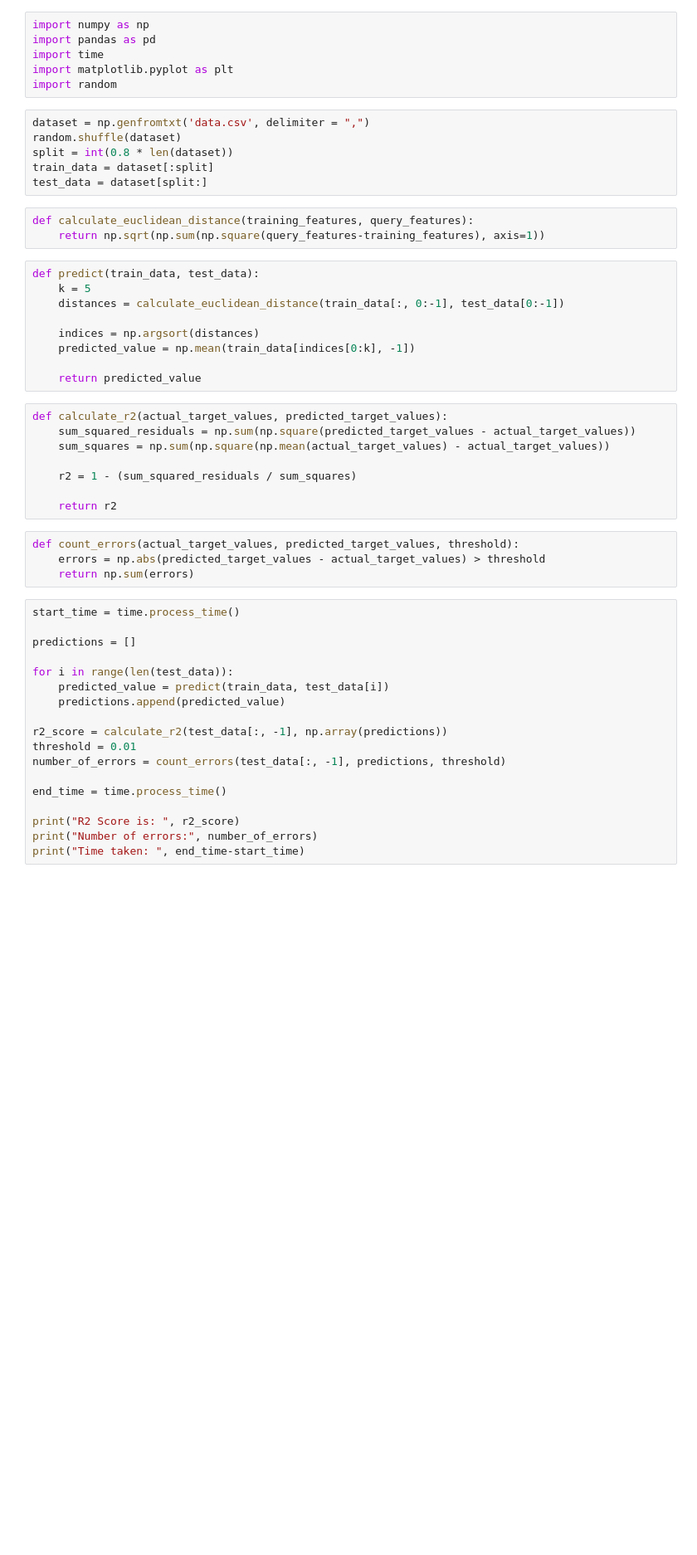
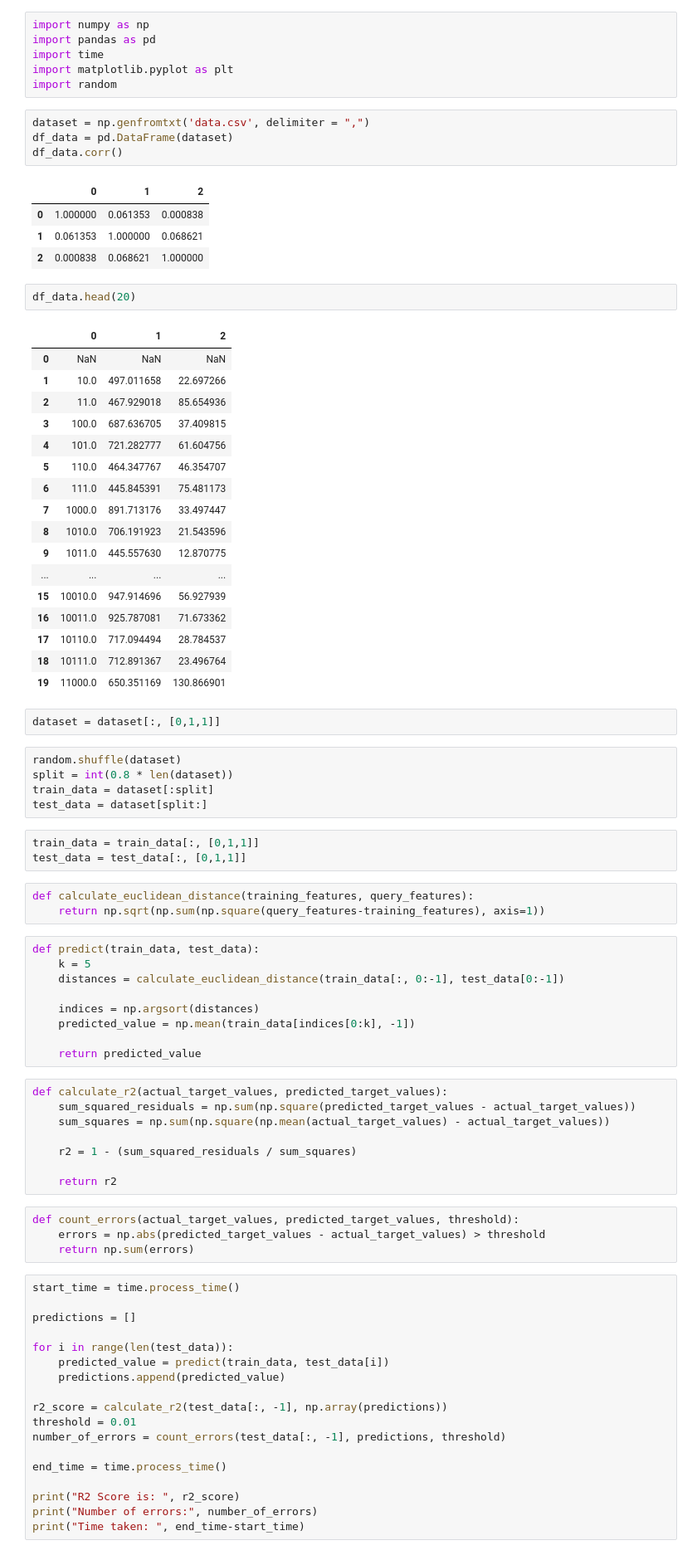
Before and after one commit to Zramzek/Tubes-PKB-KNN, a Jupyter notebook: TubesAI.ipynb, the cells around one changed output. Shown at 83% size. Saved outputs shown, nothing was run; the diff lists cells and outputs as text; blank space fills up the shorter version.

```diff
--- a/TubesAI.ipynb
+++ b/TubesAI.ipynb
@@ -4,12 +4,45 @@ import pandas as pd
 import time
 import matplotlib.pyplot as plt
 import random
+# %%
+dataset = np.genfromtxt('data.csv', delimiter = ",")
+df_data = pd.DataFrame(dataset)
+df_data.corr()
+# %% [output]
+|  | 0 | 1 | 2 |
+| 0 | 1.000000 | 0.061353 | 0.000838 |
+| 1 | 0.061353 | 1.000000 | 0.068621 |
+| 2 | 0.000838 | 0.068621 | 1.000000 |
+# %%
+df_data.head(20)
+# %% [output]
+|  | 0 | 1 | 2 |
+| 0 | NaN | NaN | NaN |
+| 1 | 10.0 | 497.011658 | 22.697266 |
+| 2 | 11.0 | 467.929018 | 85.654936 |
+| 3 | 100.0 | 687.636705 | 37.409815 |
+| 4 | 101.0 | 721.282777 | 61.604756 |
+| 5 | 110.0 | 464.347767 | 46.354707 |
+| 6 | 111.0 | 445.845391 | 75.481173 |
+| 7 | 1000.0 | 891.713176 | 33.497447 |
+| 8 | 1010.0 | 706.191923 | 21.543596 |
+| 9 | 1011.0 | 445.557630 | 12.870775 |
+| ... | ... | ... | ... |
+| 15 | 10010.0 | 947.914696 | 56.927939 |
+| 16 | 10011.0 | 925.787081 | 71.673362 |
+| 17 | 10110.0 | 717.094494 | 28.784537 |
+| 18 | 10111.0 | 712.891367 | 23.496764 |
+| 19 | 11000.0 | 650.351169 | 130.866901 |
+# %%
+dataset = dataset[:, [0,1,1]]
 # %%
-dataset = np.genfromtxt('data.csv', delimiter = ",")
 random.shuffle(dataset)
 split = int(0.8 * len(dataset))
 train_data = dataset[:split]
 test_data = dataset[split:]
+# %%
+train_data = train_data[:, [0,1,1]]
+test_data = test_data[:, [0,1,1]]
 # %%
 def calculate_euclidean_distance(training_features, query_features):
     return np.sqrt(np.sum(np.square(query_features-training_features), axis=1))
```
Also changed, not shown: parts of 9 cells of this notebook.
